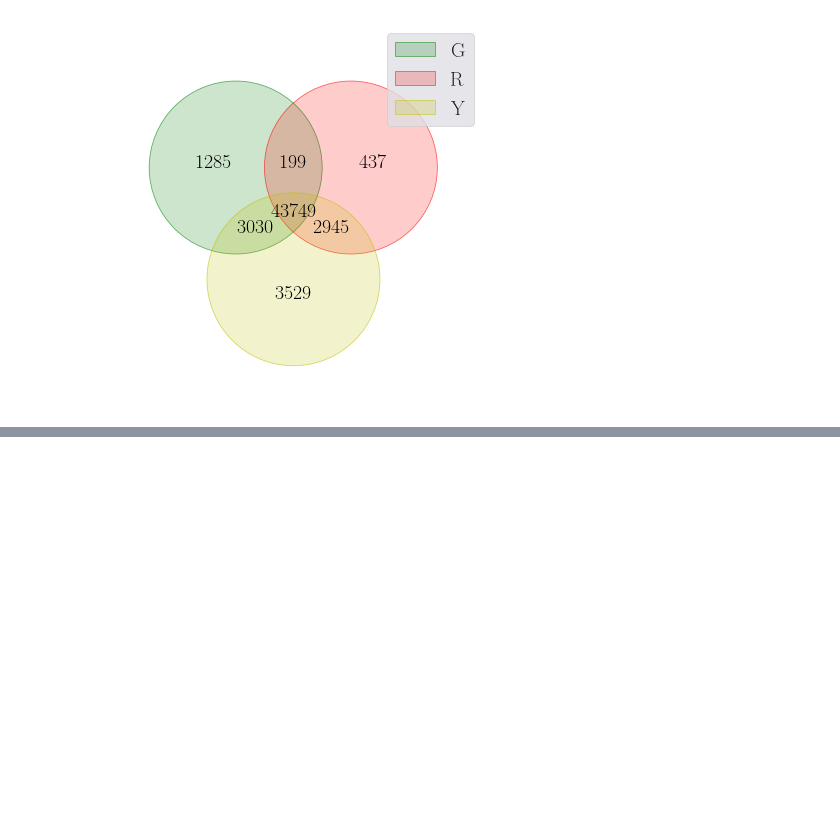
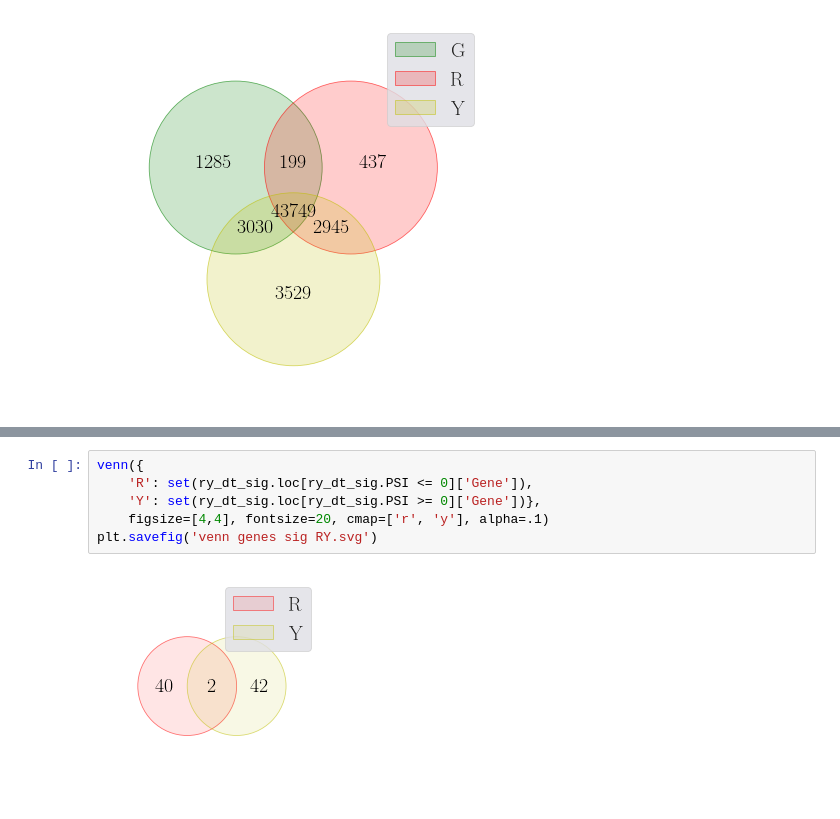
Before and after one commit to MiqueiasFernandes/bioinformatics, a Jupyter notebook: AS Bars Seaborn.ipynb, the cells around one changed output, grey strips where cells are left out. Drawn from its saved outputs; the diff is of its cells as text; blank space fills up the shorter version.

```diff
--- a/AS Bars Seaborn.ipynb
+++ b/AS Bars Seaborn.ipynb
@@ -211,0 +222,8 @@ plt.savefig('venn mapped genes.svg')
+# %%
+venn({
+    'R': set(ry_dt_sig.loc[ry_dt_sig.PSI <= 0]['Gene']),
+    'Y': set(ry_dt_sig.loc[ry_dt_sig.PSI >= 0]['Gene'])},
+    figsize=[4,4], fontsize=20, cmap=['r', 'y'], alpha=.1)
+plt.savefig('venn genes sig RY.svg')
+# %% [output]
+[figure, added]
```
Also changed, not shown: parts of 3 cells of this notebook.
